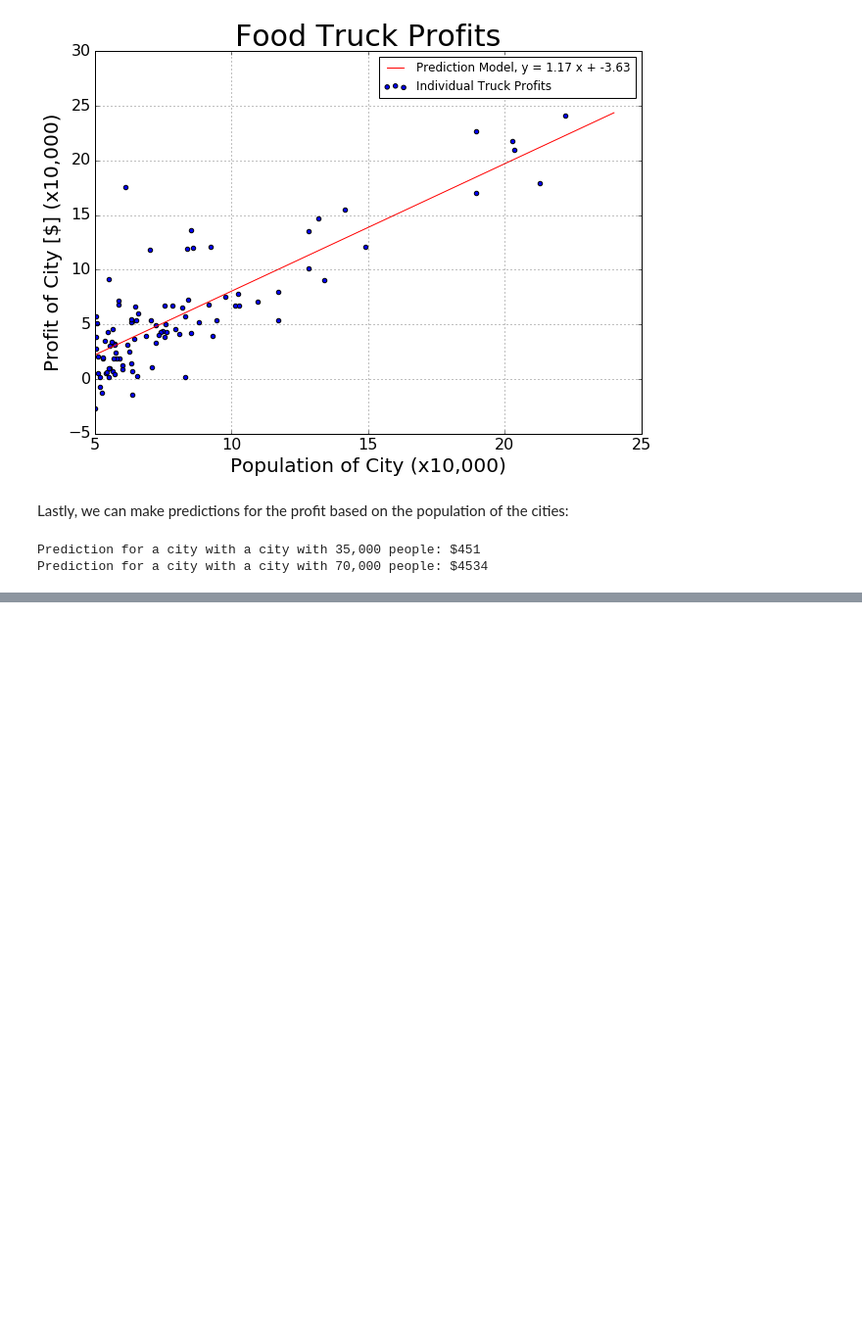
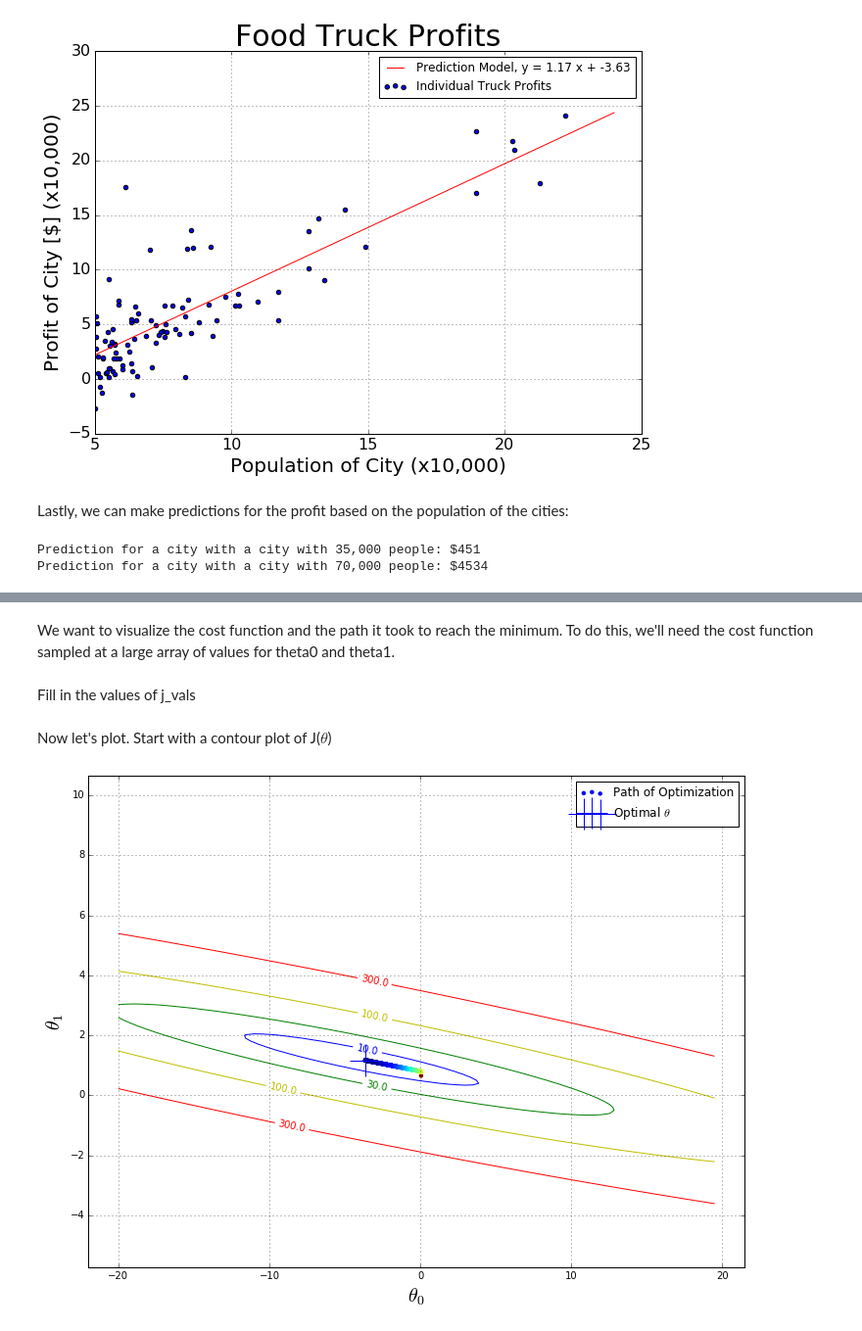
Before and after one commit to coreyjadams/machine_learning, a Jupyter notebook: machine-learning-ex1/ex1.ipynb, the cells around one changed output, grey strips where cells are left out. Shown at 98% size. Saved outputs shown, nothing was run; the diff lists cells and outputs as text; code cells hidden in the pictures; blank space fills up the shorter version.

```diff
--- a/machine-learning-ex1/ex1.ipynb
+++ b/machine-learning-ex1/ex1.ipynb
@@ -118,12 +116,14 @@ Let's try running the gradient descent with the suggested parameters:
 iterations=1500
 alpha=0.01
 cost_list = []
+theta_history = []
 # %% [markdown]
 Here is the loop to perform the gradient descent.  It takes a few seconds to run:
 # %%
 for i in xrange(iterations):
     # Update the theta parameters:
     theta = updateParams(alpha, theta, xvec,y)
+    theta_history.append(theta)
     # Compute the current cost
     cost_list.append(computeCost(xvec,y,theta))
 # %% [markdown]
@@ -189,0 +192,55 @@ Prediction for a city with a city with 70,000 people: $4534
+# %% [markdown]
+We want to visualize the cost function and the path it took to reach the minimum.  To do this, we'll need the cost function sampled at a large array of values for theta0 and theta1.
+# %%
+# Create a list of theta values to sample over
+theta0_vals = numpy.arange(-20,20,0.5)
+theta1_vals = numpy.arange(-5,10,0.1)
+j_vals = numpy.zeros((len(theta1_vals),len(theta0_vals)))
+# %% [markdown]
+Fill in the values of j_vals
+# %%
+for i in xrange(len(theta0_vals)):
+    for j in xrange(len(theta1_vals)):
+        temp_theta = [theta0_vals[i],theta1_vals[j]]
+        j_vals[j][i] = computeCost(xvec,y,temp_theta)
+# %% [markdown]
+Now let's plot.  Start with a contour plot of J($\theta$)
+# %%
+def contourCostPlot():
+
+    # Make the plot and axis:
+    fig, ax = plt.subplots(figsize=(12,9))
+
+    # Going to want to show the path of optimization, so determine the x and y coordinates of that path
+    opt_path_x = numpy.asarray(theta_history).T[0]
+    opt_path_y = numpy.asarray(theta_history).T[1]
+
+
+
+    # Make the contour plot of the cost function:
+    contours = plt.contour(theta0_vals,theta1_vals,j_vals,
+                           levels=[10, 30, 100, 300],
+                           colors=['b','g','y','r'],
+                           label="Cost Function")
+    plt.clabel(contours, inline=1, fmt='%1.1f',fontsize=10)
+
+
+
+
+    # Add the path of descent:
+    plt.scatter(x=opt_path_x, y=opt_path_y,c=cost_list, lw=0, label="Path of Optimization")
+
+    # Add the optimal point
+    plt.scatter(theta[0],theta[1],s=[1000],marker='+',label=r"Optimal $\theta$")
+
+    plt.xlabel(r"$\theta_0$",fontsize=20)
+    plt.ylabel(r"$\theta_1$",fontsize=20)
+
+    #print opt_path_x
+    plt.legend()
+    plt.grid(True)
+
+
+contourCostPlot()
+# %% [output]
+[figure, added]
```
Also changed, not shown: parts of 4 cells of this notebook, 1 other file.
